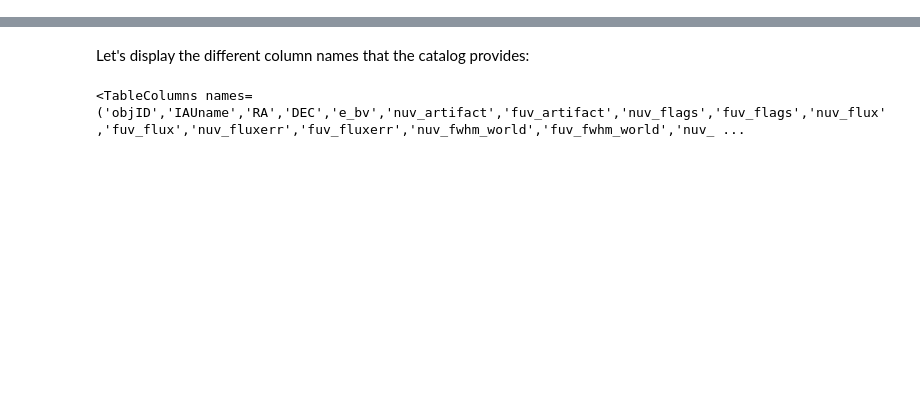
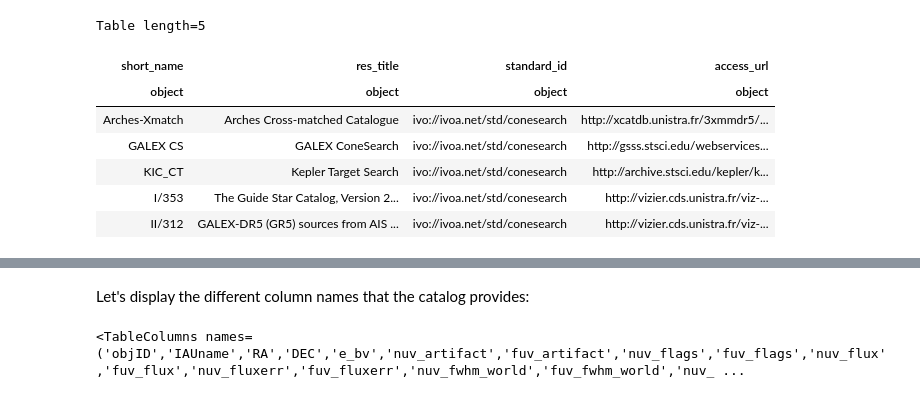
Before and after one commit to ScienceBetter/notebooks-stsci, a Jupyter notebook: UV_excess_in_low_mass_stars/UV_excess_in_low_mass_stars.ipynb, the cells around one changed output, grey strips where cells are left out. Cells and saved outputs as stored; diff of their text form; code cells hidden in the pictures; blank space fills up the shorter version.

```diff
--- a/UV_excess_in_low_mass_stars/UV_excess_in_low_mass_stars.ipynb
+++ b/UV_excess_in_low_mass_stars/UV_excess_in_low_mass_stars.ipynb
@@ -78,0 +134,12 @@ As explained in the tutorial, in order to access the GUVCat catalog via the VO w
+# %%
+services = vo.registry.search(keywords=['galex'], servicetype='conesearch')
+services.to_table()['short_name','res_title','standard_id','access_url'][0:5]
+# %% [output]
+Table length=5
+| short_name | res_title | standard_id | access_url |
+| object | object | object | object |
+| Arches-Xmatch | Arches Cross-matched Catalogue | ivo://ivoa.net/std/conesearch | http://xcatdb.unistra.fr/3xmmdr5/... |
+| GALEX CS | GALEX ConeSearch | ivo://ivoa.net/std/conesearch | http://gsss.stsci.edu/webservices... |
+| KIC_CT | Kepler Target Search | ivo://ivoa.net/std/conesearch | http://archive.stsci.edu/kepler/k... |
+| I/353 | The Guide Star Catalog, Version 2... | ivo://ivoa.net/std/conesearch | http://vizier.cds.unistra.fr/viz-... |
+| II/312 | GALEX-DR5 (GR5) sources from AIS ... | ivo://ivoa.net/std/conesearch | http://vizier.cds.unistra.fr/viz-... |
```
Also changed, not shown: parts of 35 cells of this notebook, 1 other file.
